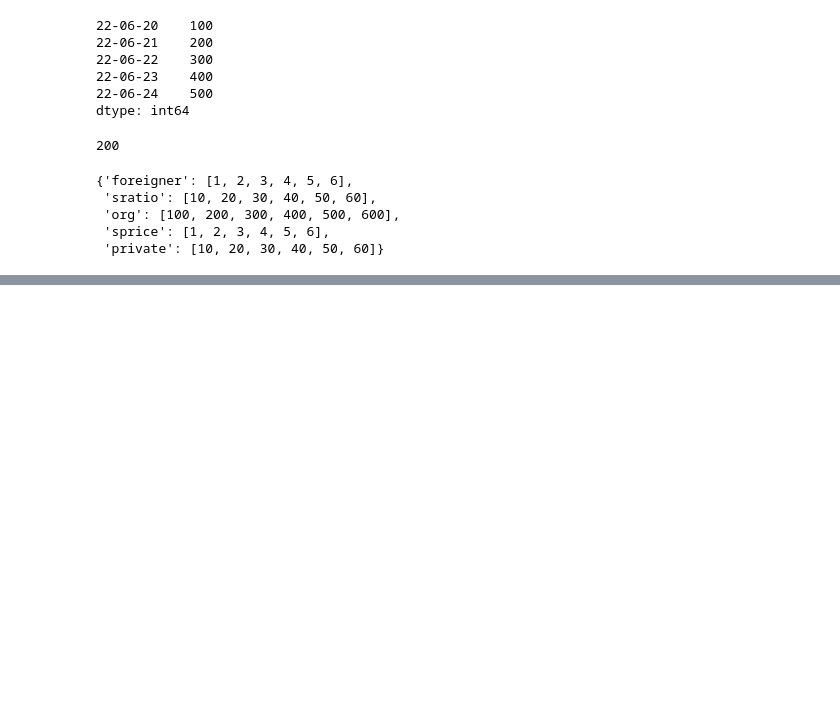
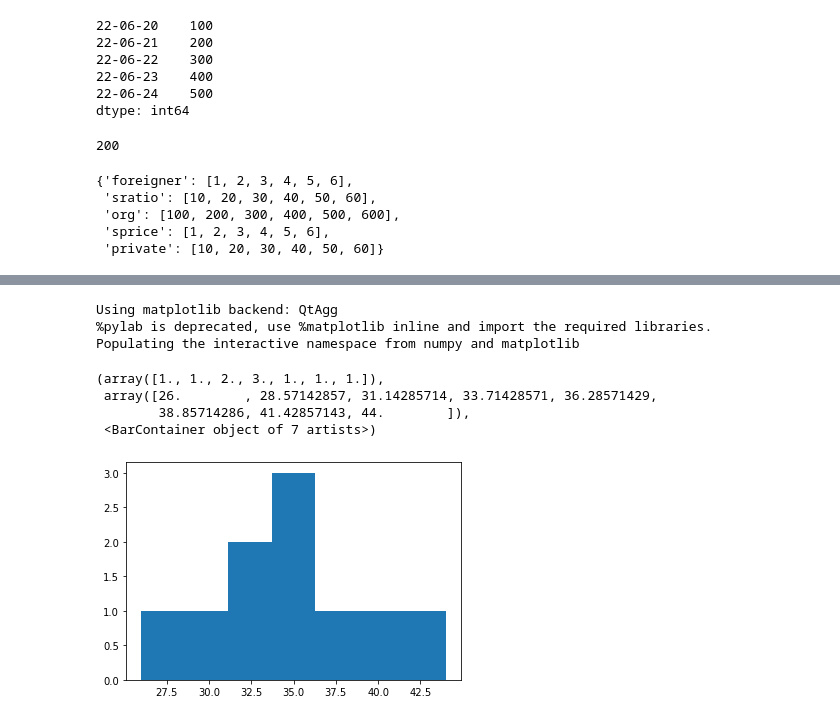
Before and after one commit to mooguy-kr/python220621, a Jupyter notebook: DemoPandas.ipynb, the cells around one changed output, grey strips where cells are left out. Cells and saved outputs as stored; diff of their text form; code cells hidden in the pictures; blank space fills up the shorter version.

```diff
--- a/DemoPandas.ipynb
+++ b/DemoPandas.ipynb
@@ -51,0 +174,4 @@ data
+# %%
+# 엑셀파일을 데이터프레임으로 로딩
+dfExcel = pd.read_excel("c:\\work\\demo.xlsx","Sheet1")
+dfExcel
@@ -51,0 +190,21 @@ data
+# %%
+# 그래픽 라이브러리 활성화 (매직명령어)
+%pylab
+%matplotlib inline
+# import matplotlib.pyplot as plt
+
+# 그림판을 준비
+fig = plt.figure()
+# 그림판에 차트를 1개 추가
+ax = fig.add_subplot(1,1,1)
+# 나이 컬럼을 7개그룹으로 묶어서 표시
+ax.hist(dfExcel["나이"],bins=7)
+# %% [output]
+Using matplotlib backend: QtAgg
+%pylab is deprecated, use %matplotlib inline and import the required libraries.
+Populating the interactive namespace from numpy and matplotlib
+(array([1., 1., 2., 3., 1., 1., 1.]),
+ array([26.        , 28.57142857, 31.14285714, 33.71428571, 36.28571429,
+        38.85714286, 41.42857143, 44.        ]),
+ <BarContainer object of 7 artists>)
+[figure, added]
```
Also changed, not shown: parts of 22 cells of this notebook.
